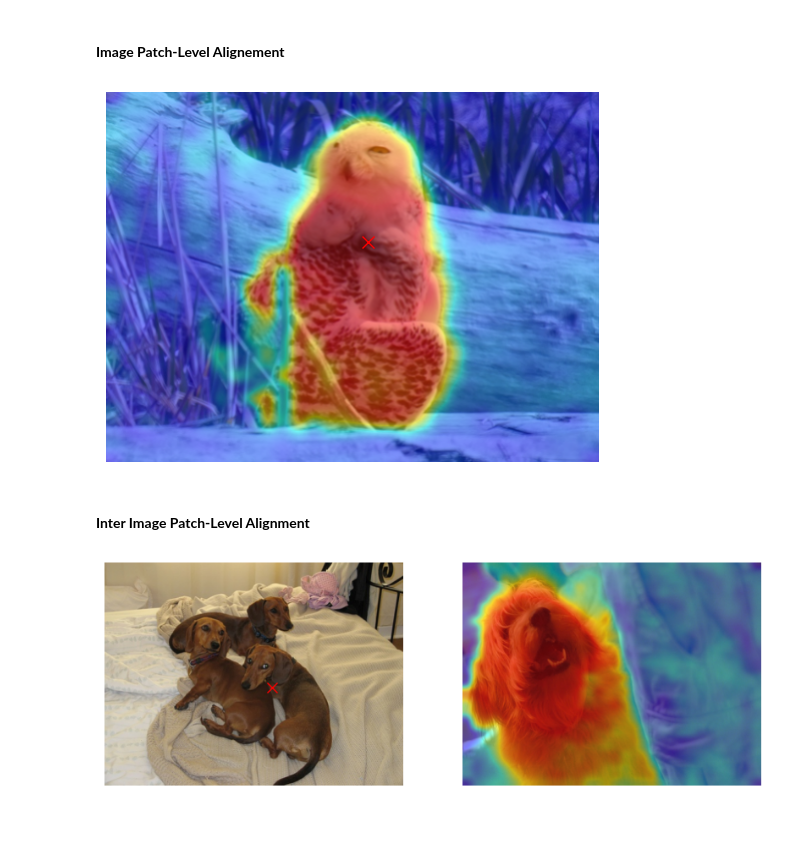
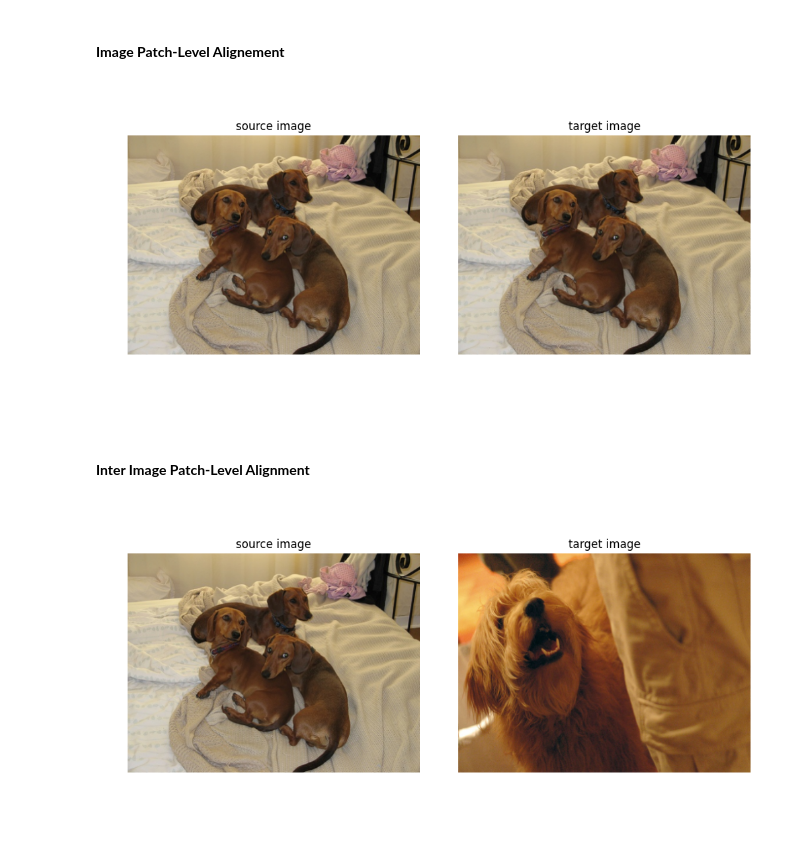
Before and after one commit to PaulCouairon/DiffCut, a Jupyter notebook: semantic_coherence.ipynb, the cells around one changed output. Cells and saved outputs as stored; diff of their text form; code cells hidden in the pictures; blank space fills up the shorter version.

Commit message:
visualization

```diff
--- a/semantic_coherence.ipynb
+++ b/semantic_coherence.ipynb
@@ -46,3 +13,11 @@ def overlay_heatmap(image_path, heatmap, sigma=5):
+# %%
+def open_image(img_folder, img_name, img_size):
+    img_path = os.path.join(img_folder, img_name)
+    pil_img = Image.open(img_path).convert('RGB')
+    image = T.ToTensor()(pil_img).unsqueeze(0).to("cuda")
+    _, _, h, w = image.shape
+    image = F.interpolate(image, size=(img_size, img_size), mode='bilinear')
+    return pil_img, image, h, w
 # %%
 models_list = {
     "SSD-1B":'segmind/SSD-1B',
@@ -102,38 +47,35 @@ def cross_patch_similarity(features, loc_patch, img_path):
 # %% [markdown]
 #### __Image Patch-Level Alignement__
 # %%
-examples = {
-    "2007_001239.png": (36, 36), # 3 dogs
-    "2007_000925.png": (32, 20), # 2 sheeps
-    "2007_005915.png": (24, 34), # sheep and lamb
-    "2009_000032.png": (36, 28), # old plane
-    "2008_001895.png": (34, 16), # dog
-    "2009_003640.png": (32, 32), # bird
-    "2010_003132.png": (42, 12), # hydroplane
-    "2010_003473.png": (26, 34), # owl
-    "2010_005788.png": (32, 32), # 4 sheeps
-    }
+examples = [
+    "2007_001239.png", # 3 dogs
+    "2007_000925.png", # 2 sheeps
+    "2007_005915.png", # sheep and lamb
+    "2009_000032.png", # old plane
+    "2008_001895.png", # dog
+    "2009_003640.png", # bird
+    "2010_003132.png", # hydroplane
+    "2010_003473.png", # owl
+    "2010_005788.png", # 4 sheeps
+    ]
 # %%
 img_folder = "./assets/resized_imgs"
-img_name = "2010_003473.png"
+img_name = examples[0]
 img_path = os.path.join(img_folder, img_name)
 
-image, h, w = open_image(img_folder, img_name, img_size)
-
-x_i, y_i = examples[img_name] # Position of the patch: x_i ∈ [0, 63] and y_i ∈ [0, 63]
-plt.plot(int((y_i / 64) * w), int((x_i / 64) * h), marker='x', color="red", markersize=8, mew=1)
-
+pil_img, image, h, w = open_image(img_folder, img_name, img_size)
 
 if "SD" in model_name:
     features = extractor(image, step=50)
     # Output features from the final self-attention block of the UNet encoder
-    features = F.normalize(features.reshape(1, img_size//32, img_size//32, -1).permute(0, 3, 1, 2), dim=1)
+    features = features.reshape(1, img_size//32, img_size//32, -1).permute(0, 3, 1, 2)
 else:
     features = extractor(image)
-    features = F.normalize(features[-1][0], dim=1)
+    features = features[-1][0]
 
-patch_similarity(features, (x_i, y_i), img_path)
+demo = Demo([pil_img, pil_img], torch.cat([features, features], dim=0), (h, w))
+demo.plot_img_pairs(fig_size=5, show_marker=True)
 # %% [output]
-[figure, old version]
+[figure, new version]
 # %% [markdown]
 #### __Inter Image Patch-Level Alignment__
@@ -140,37 +89,24 @@ patch_similarity(features, (x_i, y_i), img_path)
 # %%
-pairs_list = [("2007_001239.png", "2008_001895.png"), # 3 dogs vs 1 dog
-         ("2010_005788.png", "2007_005915.png"), # 4 sheeps vs sheep and lamb
-         ("2010_005788.png", "2007_000925.png"), # 4 sheeps vs 2 sheeps
-         ("2010_003473.png", "2009_003640.png"), # owl vs bird
-         ("2009_000032.png", "2010_003132.png")] # old plane vs hydroplane
-
 img_folder = "./assets/resized_imgs"
 pair = pairs_list[0] # Select the image pair in pairs_list
 img_name1, img_name2 = pair[0], pair[1]
 
-x_i, y_i = examples[img_name1] # Position of the patch: x_i ∈ [0, 63] and y_i ∈ [0, 63]
-
-image1, h, w = open_image(img_folder, img_name1, img_size)
-image2, _, _ = open_image(img_folder, img_name2, img_size)
-
-fig, axes = plt.subplots(nrows=1, ncols=2, figsize=(10, 6))
-axes[0].imshow(cv2.cvtColor(cv2.imread(os.path.join(img_folder, img_name1)), cv2.COLOR_BGR2RGB))
-axes[0].plot(int((y_i / 64) * w), int((x_i / 64) * h), marker='x', color="red", markersize=8, mew=1)
-axes[0].axis('off')
-
+pil_img1, image1, h, w = open_image(img_folder, img_name1, img_size)
+pil_img2, image2, _, _ = open_image(img_folder, img_name2, img_size)
 
 if "SD" in model_name:
     features = []
     # loop for memory limited gpus
     for img in [image1, image2]:
         img_features = extractor(img, step=50)
-        img_features = F.normalize(img_features.reshape(1, img_size//32, img_size//32, -1).permute(0, 3, 1, 2), dim=1)
+        img_features = img_features.reshape(1, img_size//32, img_size//32, -1).permute(0, 3, 1, 2)
         features.append(img_features)
     features = torch.cat(features, dim=0)
 else:
     features = extractor(torch.cat([image1, image2], dim=0))
-    features = F.normalize(features[-1][0], dim=1)
+    features = features[-1][0]
 
-cross_patch_similarity(features, (x_i, y_i), os.path.join(img_folder, img_name2))
+demo = Demo([pil_img1, pil_img2], features, (h, w))
+demo.plot_img_pairs(fig_size=5, show_marker=False)
 # %% [output]
-[figure, old version]
+[figure, new version]
```
Also changed, not shown: parts of 4 cells of this notebook, 1 other file.
